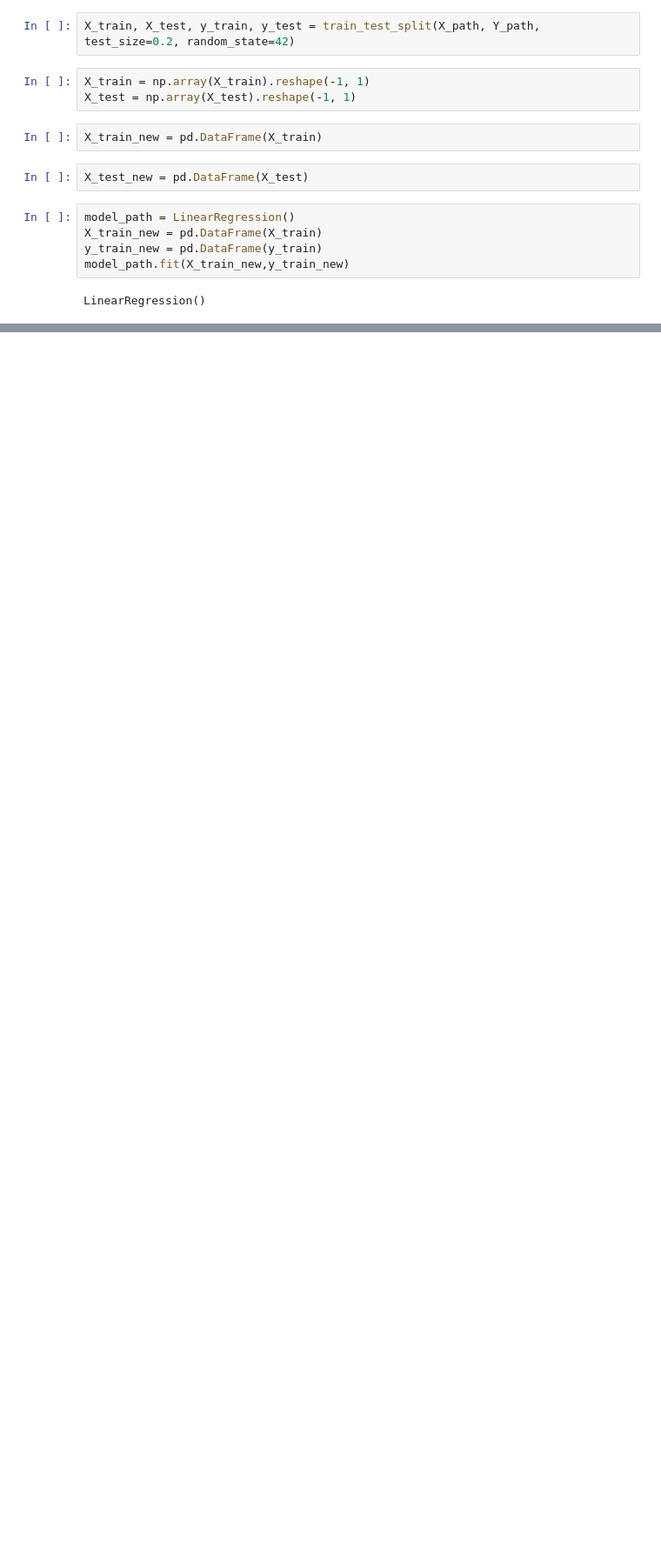
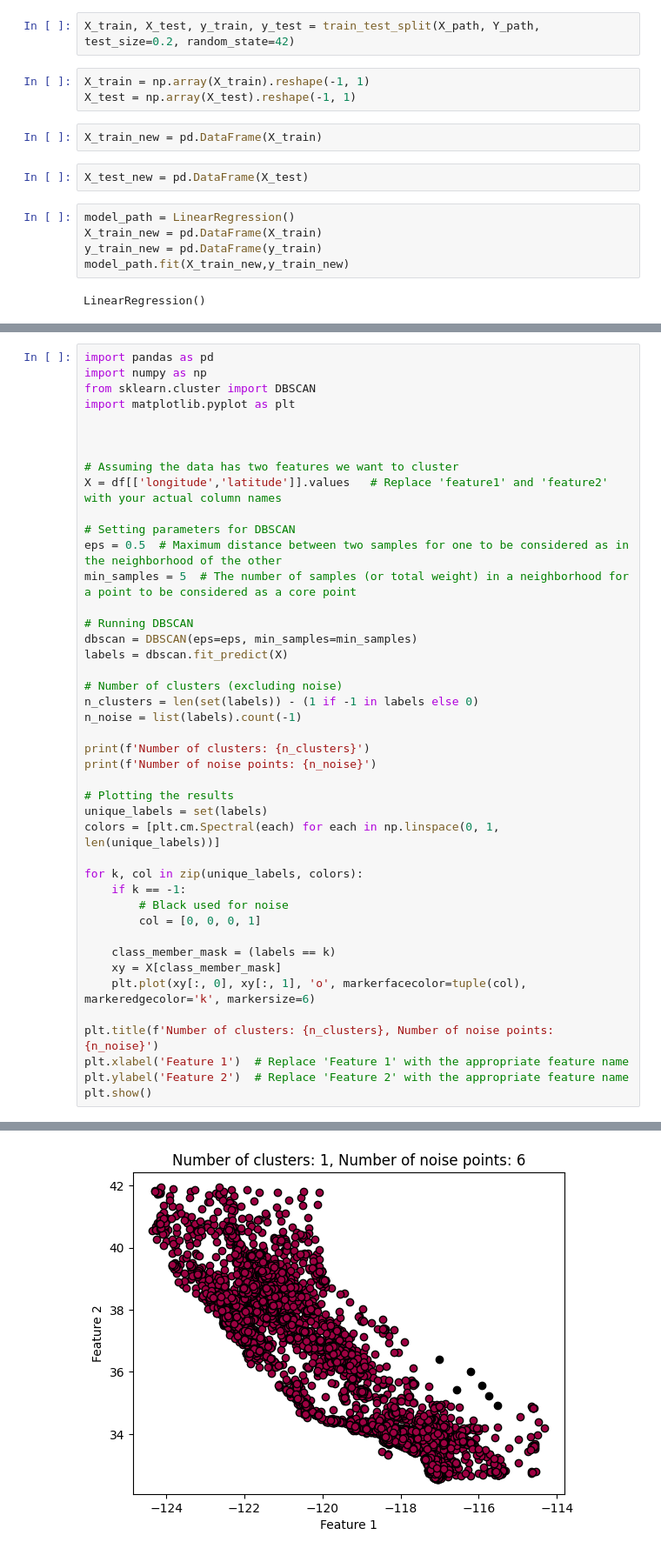
Before and after one commit to aliowx/data-analysis, a Jupyter notebook: Final.ipynb, the cells around one changed output, grey strips where cells are left out. Shown at 87% size. Saved outputs shown, nothing was run; the diff lists cells and outputs as text; blank space fills up the shorter version.

```diff
--- a/Final.ipynb
+++ b/Final.ipynb
@@ -535,0 +1022,44 @@ TF-IDF Matrix Shape:
+# %%
+import pandas as pd
+import numpy as np
+from sklearn.cluster import DBSCAN
+import matplotlib.pyplot as plt
+
+
+
+# Assuming the data has two features we want to cluster
+X = df[['longitude','latitude']].values   # Replace 'feature1' and 'feature2' with your actual column names
+
+# Setting parameters for DBSCAN
+eps = 0.5  # Maximum distance between two samples for one to be considered as in the neighborhood of the other
+min_samples = 5  # The number of samples (or total weight) in a neighborhood for a point to be considered as a core point
+
+# Running DBSCAN
+dbscan = DBSCAN(eps=eps, min_samples=min_samples)
+labels = dbscan.fit_predict(X)
+
+# Number of clusters (excluding noise)
+n_clusters = len(set(labels)) - (1 if -1 in labels else 0)
+n_noise = list(labels).count(-1)
+
+print(f'Number of clusters: {n_clusters}')
+print(f'Number of noise points: {n_noise}')
+
+# Plotting the results
+unique_labels = set(labels)
+colors = [plt.cm.Spectral(each) for each in np.linspace(0, 1, len(unique_labels))]
+
+for k, col in zip(unique_labels, colors):
+    if k == -1:
+        # Black used for noise
+        col = [0, 0, 0, 1]
+
+    class_member_mask = (labels == k)
+    xy = X[class_member_mask]
+    plt.plot(xy[:, 0], xy[:, 1], 'o', markerfacecolor=tuple(col), markeredgecolor='k', markersize=6)
+
+plt.title(f'Number of clusters: {n_clusters}, Number of noise points: {n_noise}')
+plt.xlabel('Feature 1')  # Replace 'Feature 1' with the appropriate feature name
+plt.ylabel('Feature 2')  # Replace 'Feature 2' with the appropriate feature name
+plt.show()
+# %% [output]
@@ -535,0 +1068 @@ TF-IDF Matrix Shape:
+[figure, added]
```
Also changed, not shown: parts of 42 cells of this notebook.
